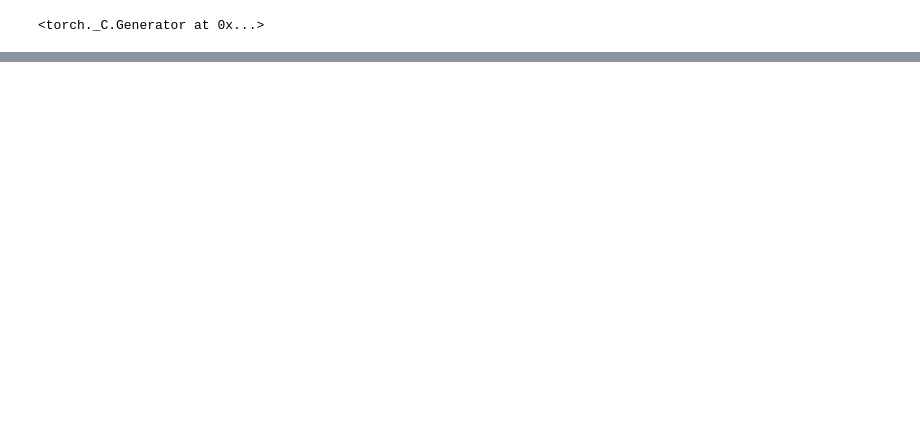
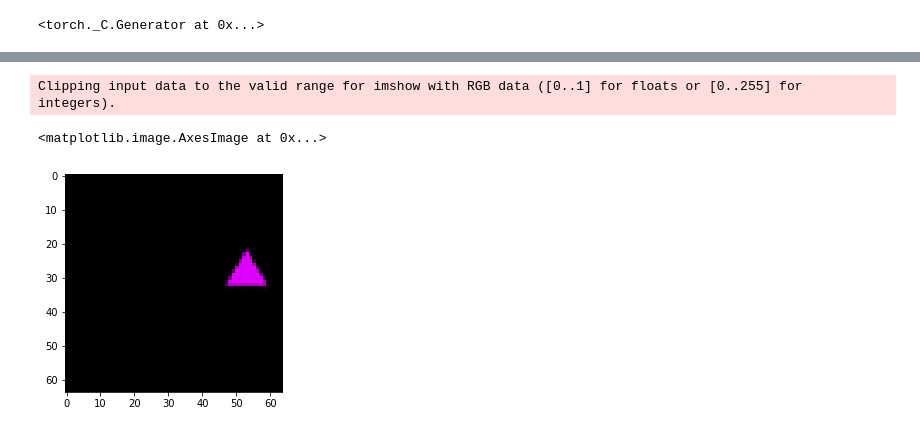
Before and after one commit to brendel-group/objects-compositional-generalization, a Jupyter notebook: notebooks/Decoder_Optimality.ipynb, the cells around one changed output, grey strips where cells are left out. Cells and saved outputs as stored; diff of their text form; code cells hidden in the pictures; blank space fills up the shorter version.

```diff
--- a/notebooks/Decoder_Optimality.ipynb
+++ b/notebooks/Decoder_Optimality.ipynb
@@ -89,0 +92,12 @@ model.eval()
+# %%
+# Step 4: Load the model
+from src.models import base_models
+
+checkpoint_path = "D:/git_projects/bethgelab/lab_rotation/object_centric_ood/notebooks/models/Supervised, diagonal, 2 objects/SlotMLPAdditive_2023-06-15_16-36-39_last_train_model_diagonal_2023_checkpoint.pt"
+checkpoint = torch.load(checkpoint_path)
+
+model = model = base_models.SlotMLPAdditive(3, 2, 5)
+
+
+model.load_state_dict(checkpoint["model_state_dict"])
+model.eval()
@@ -94,13 +126,23 @@ from src.metrics import hungarian_slots_loss
 latents = []
 with torch.no_grad():
     for images, true_latents in loader:
+        true_figures = images[:, :-1, ...]
+        images = images[:, -1, ...].squeeze(1)
+
         output = model(images)
-        predicted_latents = output["predicted_latents"]
+        predicted_figures = output["reconstructed_figures"]
 
-        _, indexes = hungarian_slots_loss(predicted_latents, true_latents)
+        figures_reshaped = true_figures.view(true_figures.shape[0], true_figures.shape[1], -1)
+
+        predicted_figures = predicted_figures.permute(1, 0, 2, 3, 4)
+        predicted_figures_reshaped = predicted_figures.reshape(
+            predicted_figures.shape[0], predicted_figures.shape[1], -1
+        )
+
+        _, indexes = hungarian_slots_loss(figures_reshaped, predicted_figures_reshaped)
 
         indexes = torch.LongTensor(indexes)
-        predicted_latents = predicted_latents.detach().cpu()
+        predicted_latents = output["predicted_latents"].detach().cpu()
         true_latents = true_latents.detach().cpu()
 
         # shuffling predicted latents to match true latents
@@ -112,3 +154,8 @@ with torch.no_grad():
 
 latents = torch.cat(latents)
 # after this point we had z_hat matched to original, not permuted z
+# %%
+for images, true_latents in loader:
+    break
+# %%
+temp_image_true, temp_figures_true = model.decoder(true_latents[2].unsqueeze(0))
@@ -114,0 +164,6 @@ latents = torch.cat(latents)
+# %%
+plt.imshow(temp_figures_true.squeeze()[1].squeeze().permute(1, 2, 0).detach().numpy())
+# %% [output]
+Clipping input data to the valid range for imshow with RGB data ([0..1] for floats or [0..255] for integers).
+<matplotlib.image.AxesImage at 0x...>
+[figure, added]
```
Also changed, not shown: parts of 18 cells of this notebook, 2 other files.
